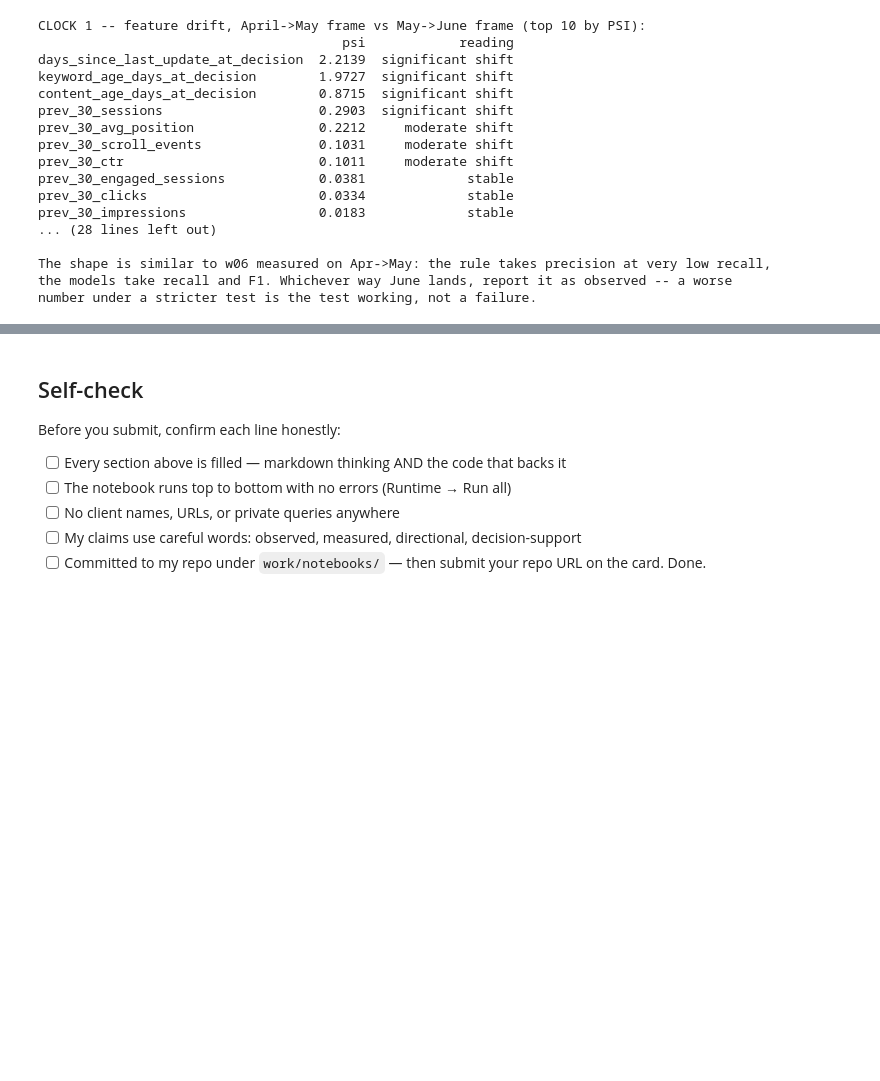
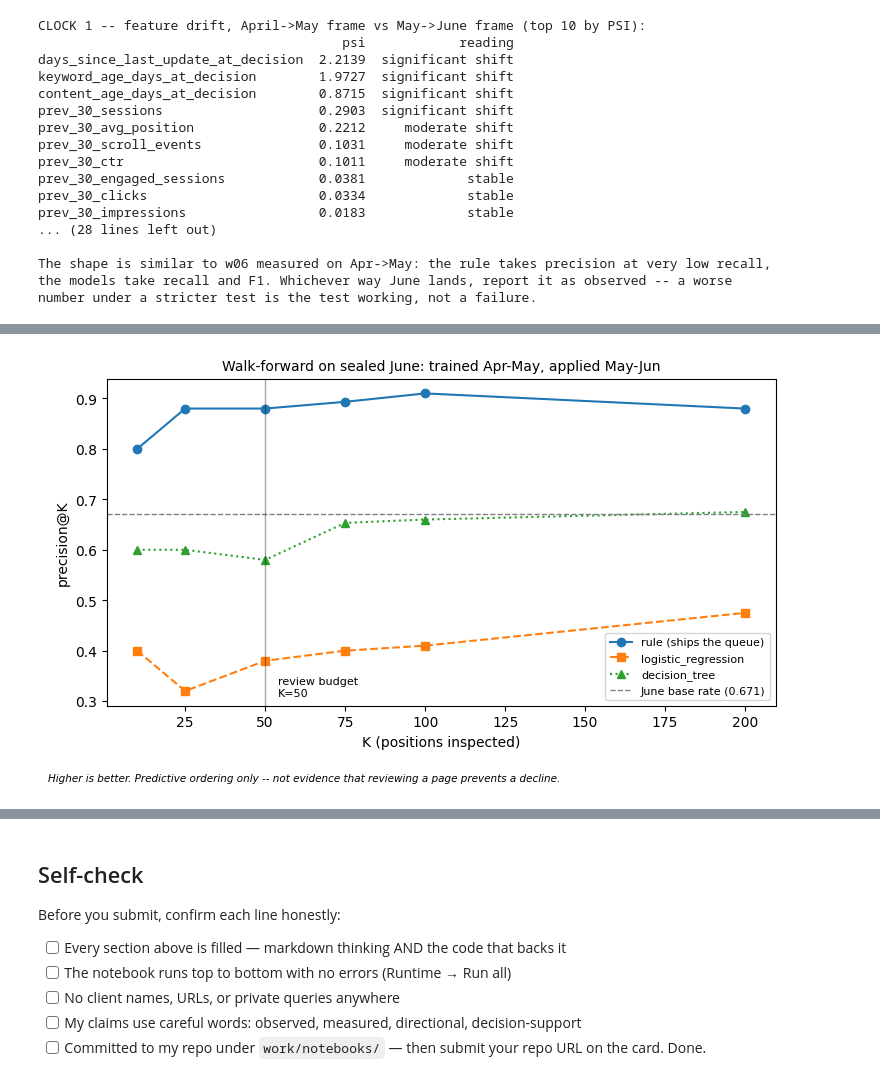
Before and after one commit to vahagngrigoryan2006/flyrank-internship-ml, a Jupyter notebook: work/notebooks/w07_action_playbook.ipynb, the cells around one changed output, grey strips where cells are left out. Cells and saved outputs as stored; diff of their text form; code cells hidden in the pictures; blank space fills up the shorter version.

```diff
--- a/work/notebooks/w07_action_playbook.ipynb
+++ b/work/notebooks/w07_action_playbook.ipynb
@@ -762,0 +774,93 @@ number under a stricter test is the test working, not a failure.
+# %%
+# This cell is for CODE (numbers, a query, a check).
+# Write your text answer in the cell ABOVE this one — typing sentences here breaks Run All.
+
+# This cell is for CODE (numbers, a query, a check).
+# Write your text answer in the cell ABOVE this one -- typing sentences here breaks Run All.
+
+os.makedirs("work/outputs", exist_ok=True)
+os.makedirs("work/figures", exist_ok=True)
+
+# ---------- Figure 1: precision@K, three orderings vs the base rate ----------
+fig, ax = plt.subplots(figsize=(7.5, 4.2))
+styles = {"rule (ships the queue)": ("-", "o"), "logistic_regression": ("--", "s"), "decision_tree": (":", "^")}
+for name in orderings:
+    ls, mk = styles[name]
+    ax.plot(KS, pk[name].values, linestyle=ls, marker=mk, label=name)
+ax.axhline(june_base, color="grey", linestyle="--", linewidth=1, label=f"June base rate ({june_base:.3f})")
+ax.axvline(REVIEW_BUDGET, color="black", linewidth=1, alpha=0.35)
+ax.annotate(f"review budget\nK={REVIEW_BUDGET}", xy=(REVIEW_BUDGET, ax.get_ylim()[0]),
+            xytext=(REVIEW_BUDGET + 4, ax.get_ylim()[0] + 0.02), fontsize=8, color="black")
+ax.set_xlabel("K (positions inspected)")
+ax.set_ylabel("precision@K")
+ax.set_title("Walk-forward on sealed June: trained Apr-May, applied May-Jun", fontsize=10)
+ax.legend(fontsize=8)
+fig.text(0.01, -0.04, "Higher is better. Predictive ordering only -- not evidence that reviewing a page "
+                       "prevents a decline.", fontsize=7.5, style="italic")
+plt.tight_layout()
+plt.savefig("work/figures/w07_precision_at_k.png", dpi=150, bbox_inches="tight")
+plt.show()
+
+# ---------- Figure 2: base-rate shift, the monitoring story ----------
+fig, ax = plt.subplots(figsize=(5.5, 3.6))
+bars = ax.bar(["Apr->May\n(training)", "May->Jun\n(sealed)"], [train_base, june_base],
+              color=["#8ea9c1", "#c98b6b"])
+ax.axhline(train_base, color="grey", linestyle="--", linewidth=1)
+for b, v in zip(bars, [train_base, june_base]):
+    ax.text(b.get_x() + b.get_width() / 2, v + 0.012, f"{v:.3f}", ha="center", fontsize=10)
+ax.set_ylabel("share of items declining")
+ax.set_ylim(0, max(train_base, june_base) * 1.28)
+ax.set_title(f"Base-rate shift: {shift_pts:+.1f} points", fontsize=10)
+fig.text(0.01, -0.06, "Proposed alarm fires beyond +/-10 points, after outcome labels arrive. "
+                       "Post-label check: cannot retract a queue already acted on.", fontsize=7.5, style="italic")
+plt.tight_layout()
+plt.savefig("work/figures/w07_base_rate_shift.png", dpi=150, bbox_inches="tight")
+plt.show()
+
+# ---------- The queue CSV (regenerated, never committed) ----------
+export_cols = ["queue_rank", "action", "content_hash_id", "client_hash_id",
+               "rule_reason", "lr_reason", "tree_reason", "agreement", "tree_path",
+               "rule_score", "rule_ranked", "lr_decline_probability", "tree_predicts_decline",
+               "position_tier", "prev_30_avg_position", "prev_30_impressions", "prev_30_clicks",
+               "prev_30_ctr", "expected_ctr_for_tier", "ctr_gap", "eligible",
+               "content_age_days_at_decision", "days_since_last_update_at_decision",
+               "is_declining_june"]
+queue_path = "work/outputs/w07_action_queue.csv"
+queue[export_cols].to_csv(queue_path, index=False)
+print(f"Wrote {queue_path}  ({len(queue):,} rows x {len(export_cols)} cols)  -- gitignored by design.")
+
+# ---------- The receipts ----------
+metrics = {
+    "notebook": "w07_action_playbook.ipynb",
+    "warehouse_build": "flyrank_pseudonymized_warehouse_release_v20260703",
+    "training_frame": {"as_of": "2026-05-31", "decision_moment": "2026-05-01",
+                        "n_rows": int(len(X_train)), "n_clients": int(meta_train["client_hash_id"].nunique()),
+                        "base_rate": train_base},
+    "sealed_june_frame": {"as_of": "2026-07-01", "decision_moment": "2026-06-01",
+                           "n_rows": int(len(queue)), "n_clients": int(queue["client_hash_id"].nunique()),
+                           "base_rate": june_base, "read": "once"},
+    "queue": {"ordered_by": "rule score (impressions x ctr_gap)",
+               "reason_codes": ["rule_reason", "lr_reason", "tree_reason", "tree_path", "agreement"],
+               "review_budget": REVIEW_BUDGET,
+               "n_rule_flagged": int(queue["rule_ranked"].sum()),
+               "n_eligible": int(queue["eligible"].sum()),
+               "agreement_mix": {k: int(v) for k, v in queue["agreement"].value_counts().items()}},
+    "walk_forward_precision_at_k": {name: {str(k): float(v) for k, v in zip(KS, pk[name].values)} for name in orderings},
+    "june_classification_metrics": june_metrics.to_dict(orient="index"),
+    "monitoring": {"base_rate_shift_points": float(shift_pts),
+                    "base_rate_alarm_threshold_points": 10,
+                    "base_rate_alarm_would_fire": bool(abs(shift_pts) > 10),
+                    "psi_threshold": 0.25,
+                    "n_features_over_psi_threshold": n_sig,
+                    "top_psi": {k: float(v) for k, v in psi_scores.head(5).items()},
+                    "status": "proposed policy, not an implemented system"},
+    "claims": {"causal": "none -- no controlled comparison exists",
+                "scope": "one walk-forward month; ordering is decision-support, not a recovery claim"},
+}
+metrics_path = "work/outputs/w07_playbook_metrics.json"
+with open(metrics_path, "w") as f:
+    json.dump(metrics, f, indent=2)
+print(f"Wrote {metrics_path}  -- COMMIT this one; the paper's numbers trace back to it.")
+print("Wrote work/figures/w07_precision_at_k.png and work/figures/w07_base_rate_shift.png -- commit both.")
+# %% [output]
+[figure, added]
```
Also changed, not shown: parts of 4 cells of this notebook.
